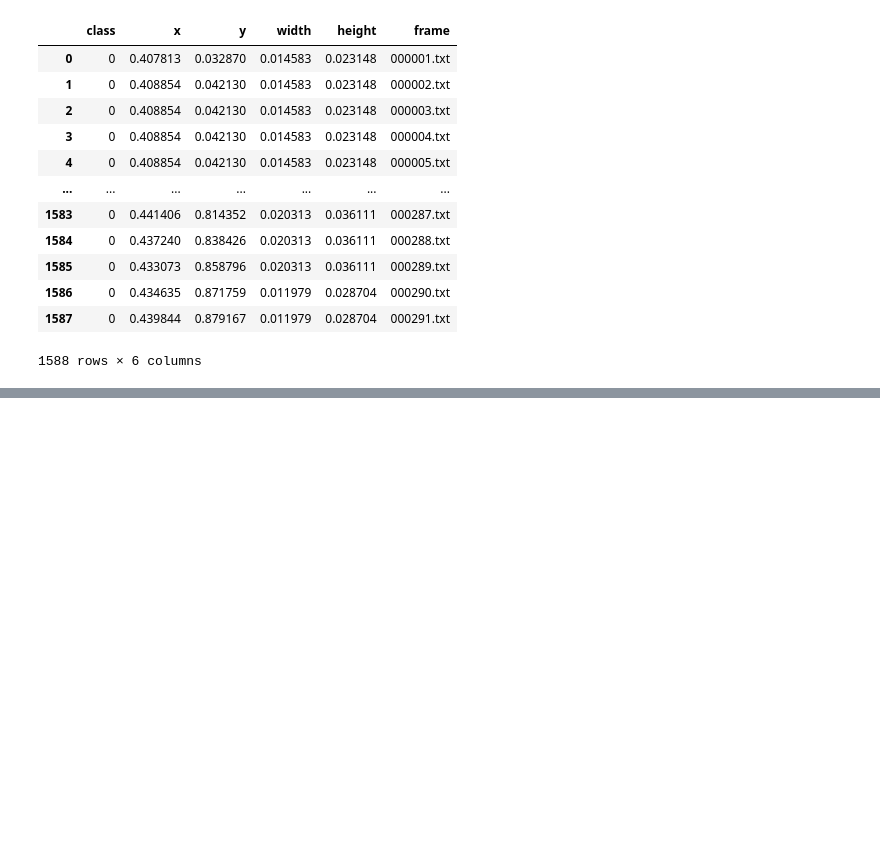
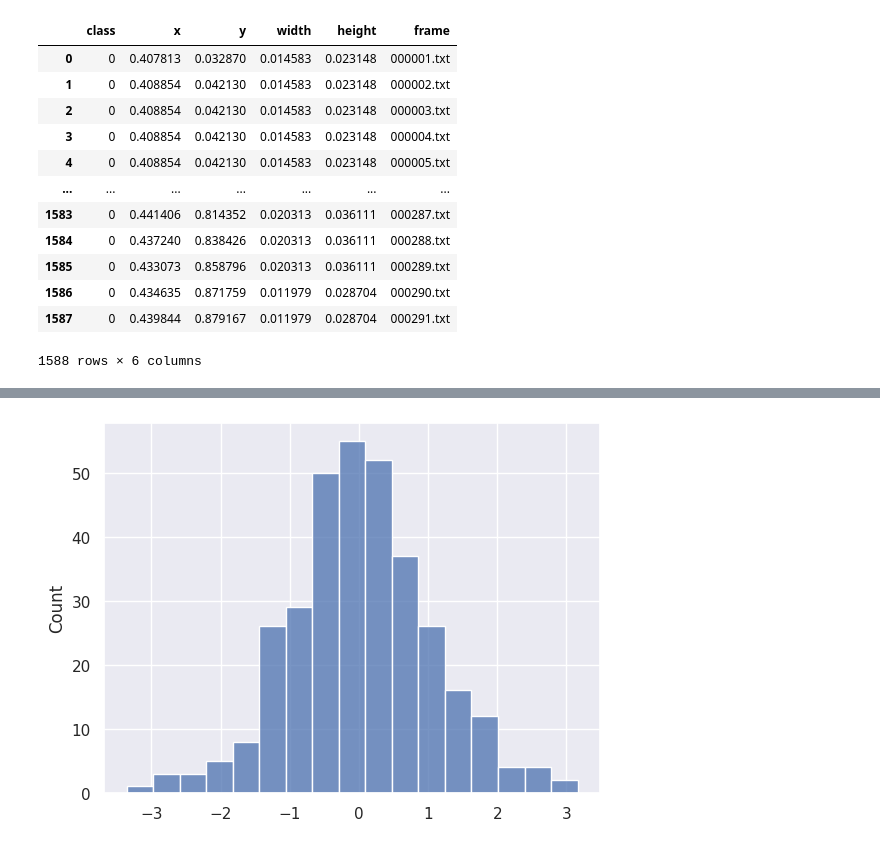
Before and after one commit to UGA-BSAIL/self-supervised-learning, a Jupyter notebook: notebooks/representation_eval.ipynb, the cells around one changed output, grey strips where cells are left out. Drawn from its saved outputs; the diff is of its cells as text; code cells hidden in the pictures; blank space fills up the shorter version.

```diff
--- a/notebooks/representation_eval.ipynb
+++ b/notebooks/representation_eval.ipynb
@@ -148,3 +179,4 @@ test_flower_counts = np.array(test_flower_counts, dtype=float)
 # %%
-np.mean(np.abs(test_preds[:291] - test_flower_counts))
+errors = test_preds - test_flower_counts
+np.mean(np.abs(errors))
 # %% [output]
@@ -162,0 +195,4 @@ plt.show()
+# %%
+sns.histplot(x=errors)
+# %% [output]
+[figure, added]
```
Also changed, not shown: parts of 11 cells of this notebook, 1 other file.
